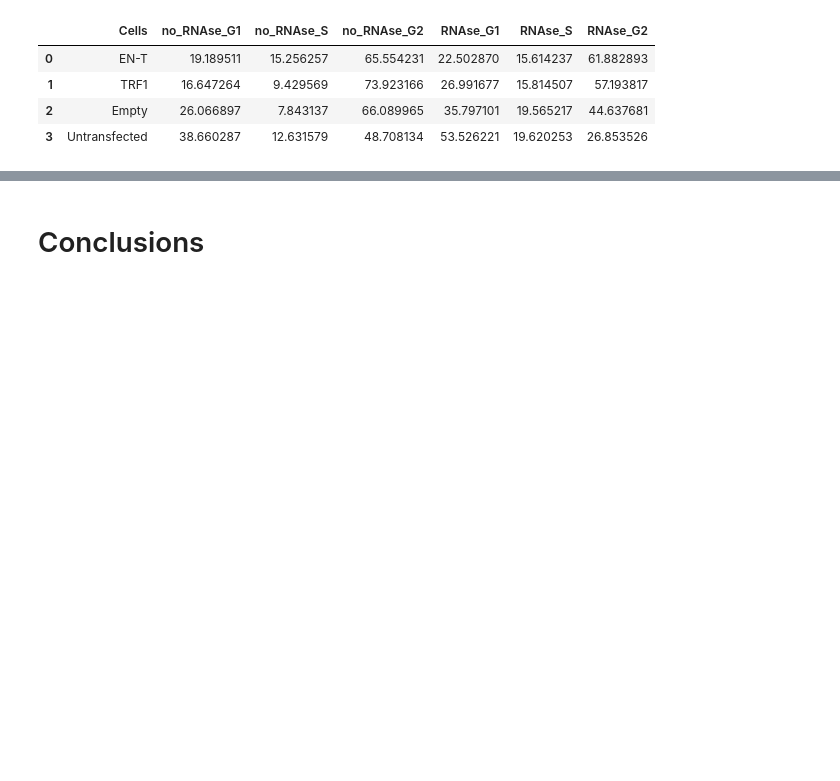
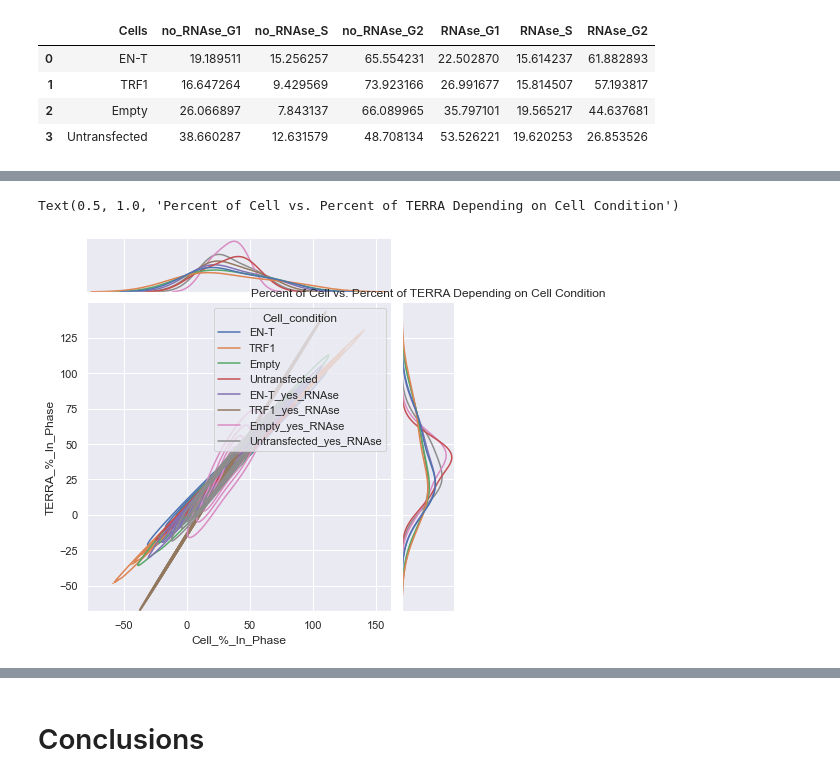
Before and after one commit to aidan-lew/TERRA_DSB, a Jupyter notebook: terra_dsb.ipynb, the cells around one changed output, grey strips where cells are left out. Drawn from its saved outputs; the diff is of its cells as text; code cells hidden in the pictures; blank space fills up the shorter version.

```diff
--- a/terra_dsb.ipynb
+++ b/terra_dsb.ipynb
@@ -397,0 +495,12 @@ grid.fig.tight_layout(w_pad=1)
+# %%
+# Show that the accunulation in G2 is independent of the cell condition
+g = sns.jointplot(
+    data=g2_phase_combo_df,
+    x="Cell_%_In_Phase", y="TERRA_%_In_Phase", hue="Cell_condition",
+    kind="kde",
+)
+
+plt.title('Percent of Cell vs. Percent of TERRA Depending on Cell Condition')
+# %% [output]
+Text(0.5, 1.0, 'Percent of Cell vs. Percent of TERRA Depending on Cell Condition')
+[figure, added]
```
Also changed, not shown: parts of 18 cells of this notebook.
